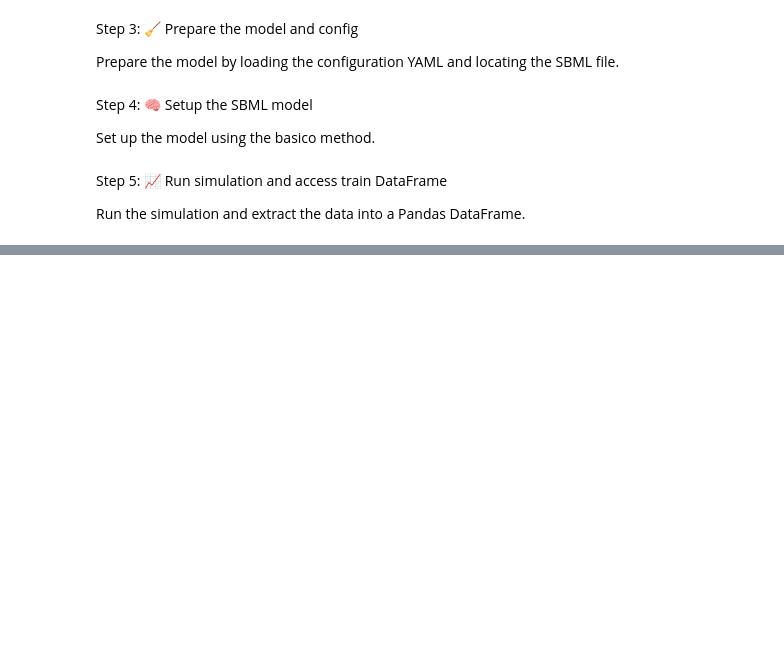
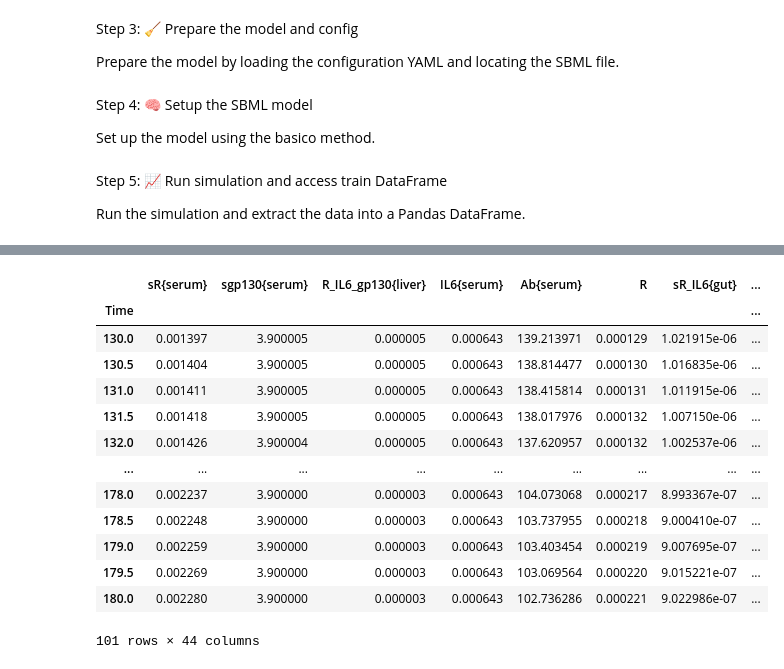
Before and after one commit to VirtualPatientEngine/VPELeaderboard, a Jupyter notebook: docs/notebooks/sbml_dataloader.ipynb, the cells around one changed output, grey strips where cells are left out. Cells and saved outputs as stored; diff of their text form; code cells hidden in the pictures; blank space fills up the shorter version.

```diff
--- a/docs/notebooks/sbml_dataloader.ipynb
+++ b/docs/notebooks/sbml_dataloader.ipynb
@@ -55,0 +86,24 @@ train_df.head()
+# %%
+# Load the dataloader
+train_loader = module.test_dataloader()
+
+# Extract the DataFrame directly from the dataset
+train_df = train_loader.dataset.data
+
+# Show simulation preview
+train_df
+# %% [output]
+|  | sR{serum} | sgp130{serum} | R_IL6_gp130{liver} | IL6{serum} | Ab{serum} | R | sR_IL6{gut} | ... |
+| Time |  |  |  |  |  |  |  | ... |
+| 130.0 | 0.001397 | 3.900005 | 0.000005 | 0.000643 | 139.213971 | 0.000129 | 1.021915e-06 | ... |
+| 130.5 | 0.001404 | 3.900005 | 0.000005 | 0.000643 | 138.814477 | 0.000130 | 1.016835e-06 | ... |
+| 131.0 | 0.001411 | 3.900005 | 0.000005 | 0.000643 | 138.415814 | 0.000131 | 1.011915e-06 | ... |
+| 131.5 | 0.001418 | 3.900005 | 0.000005 | 0.000643 | 138.017976 | 0.000132 | 1.007150e-06 | ... |
+| 132.0 | 0.001426 | 3.900004 | 0.000005 | 0.000643 | 137.620957 | 0.000132 | 1.002537e-06 | ... |
+| ... | ... | ... | ... | ... | ... | ... | ... | ... |
+| 178.0 | 0.002237 | 3.900000 | 0.000003 | 0.000643 | 104.073068 | 0.000217 | 8.993367e-07 | ... |
+| 178.5 | 0.002248 | 3.900000 | 0.000003 | 0.000643 | 103.737955 | 0.000218 | 9.000410e-07 | ... |
+| 179.0 | 0.002259 | 3.900000 | 0.000003 | 0.000643 | 103.403454 | 0.000219 | 9.007695e-07 | ... |
+| 179.5 | 0.002269 | 3.900000 | 0.000003 | 0.000643 | 103.069564 | 0.000220 | 9.015221e-07 | ... |
+| 180.0 | 0.002280 | 3.900000 | 0.000003 | 0.000643 | 102.736286 | 0.000221 | 9.022986e-07 | ... |
+101 rows × 44 columns
```
Also changed, not shown: parts of 2 cells of this notebook, 1 other file.
